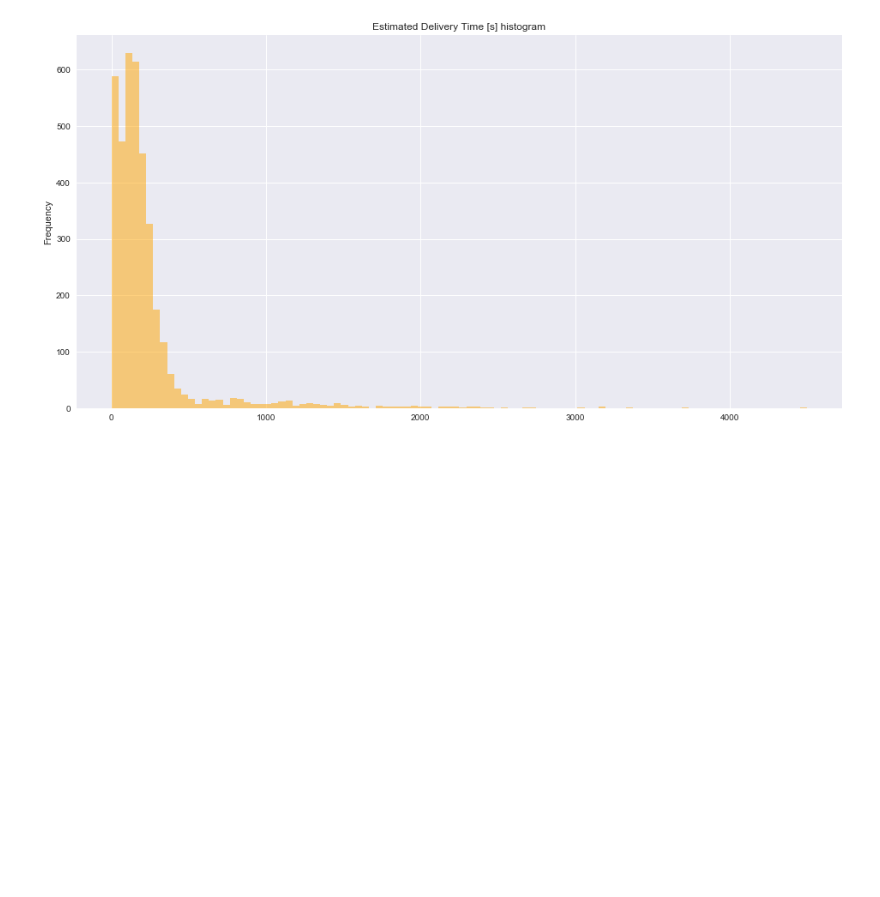
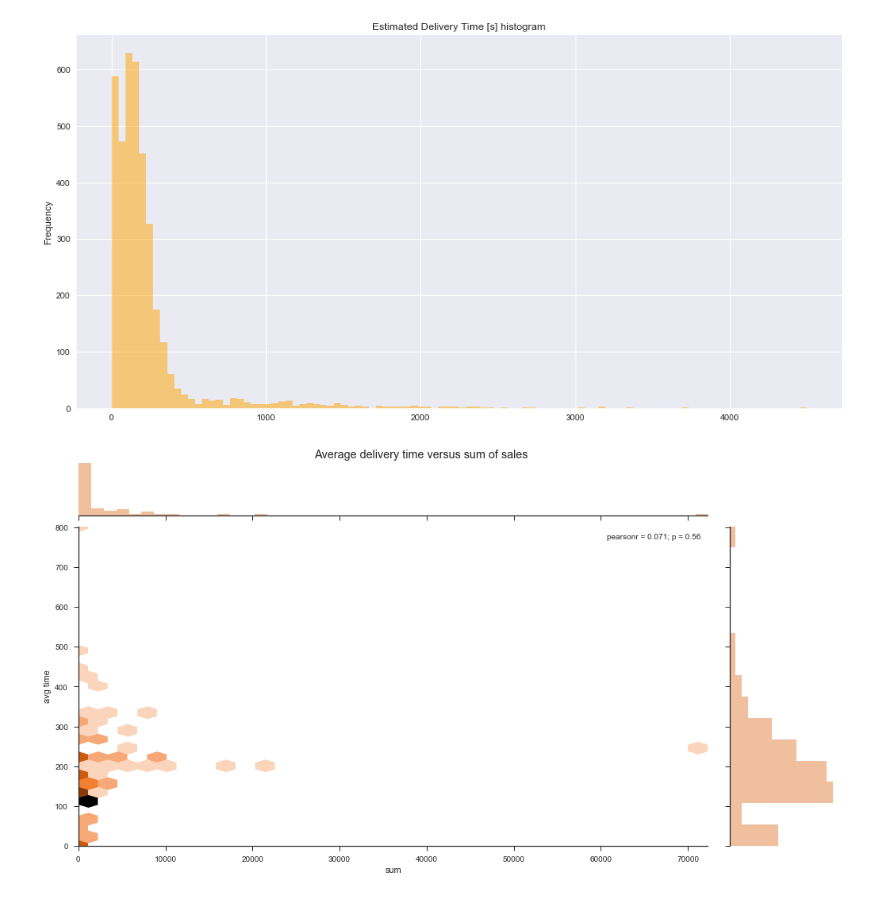
Before and after one commit to caheredia/Data-Science-Portfolio, a Jupyter notebook: EZ/deliver/2017-10-30_ch_ez_assignment.ipynb, the cells around one changed output. Cells and saved outputs as stored; diff of their text form; code cells hidden in the pictures; blank space fills up the shorter version.

```diff
--- a/EZ/deliver/2017-10-30_ch_ez_assignment.ipynb
+++ b/EZ/deliver/2017-10-30_ch_ez_assignment.ipynb
@@ -197,6 +253,20 @@ df_join['delivery time'].plot.hist(
 # %% [output]
 'Average estimated delivery time: 227 s with a median of 150 s'
 [figure]
+# %%
+# plots average time versus sum of sales for city
+# merges dataframes which have total sales and average delivery, merges on cities
+df_time_sales = pd.merge(df_city_group, df_city_group_time, how='outer',
+                   left_index=True, right_index=True)
+
+sns.set(style="ticks");
+x = df_time_sales['sum']
+y = df_time_sales['avg time']
+g = sns.jointplot(x, y, kind="hex",  color="#d95f0e")
+g.fig.set_size_inches(16,8)
+g.fig.suptitle('Average delivery time versus sum of sales');
+# %% [output]
+[figure, added]
 # %%
 # The following code generates a heatmap with location data
 # load a Numpy array of (latitude, longitude) pairs from dataframe
```
Also changed, not shown: parts of 16 cells of this notebook.
